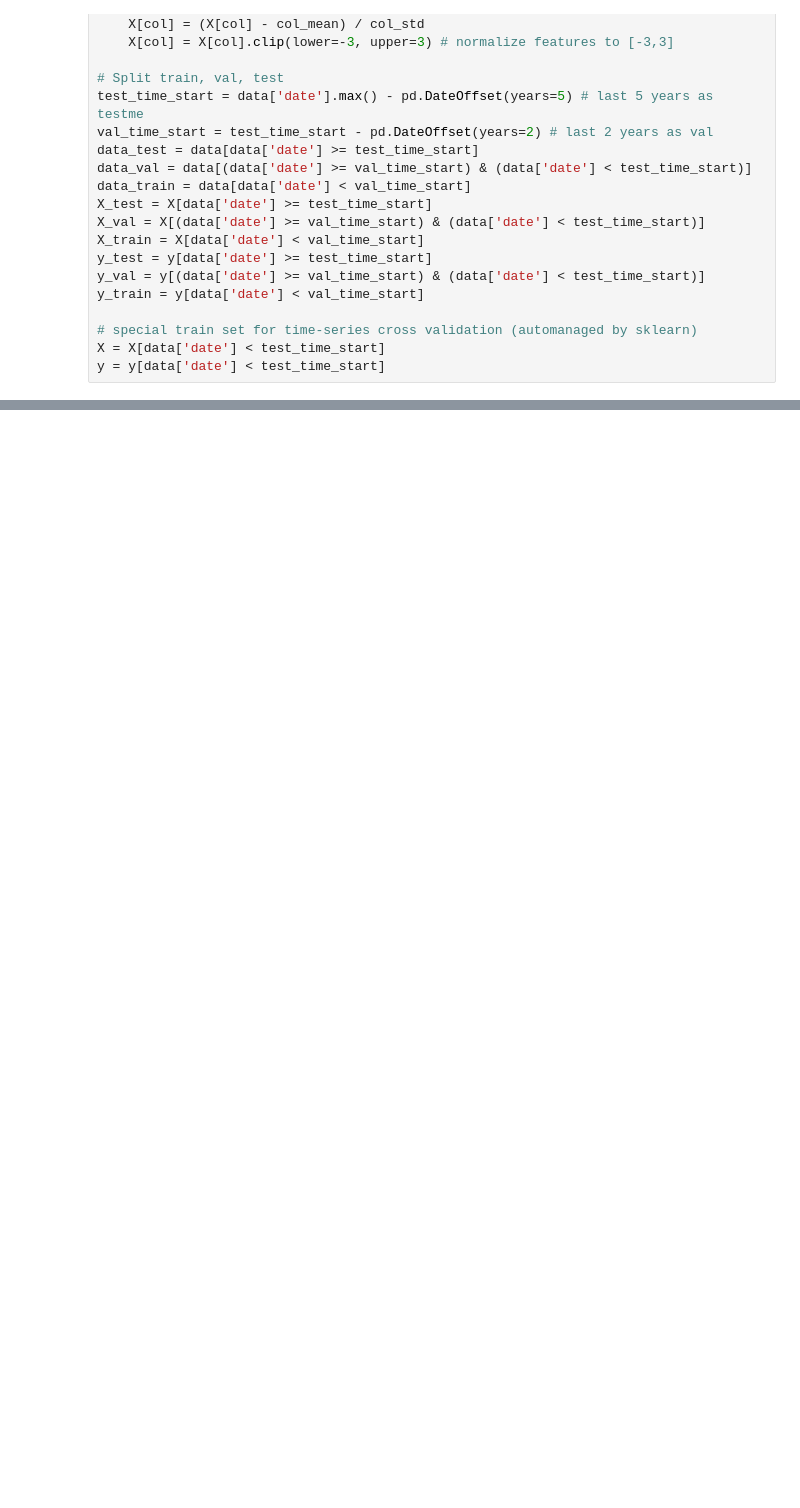
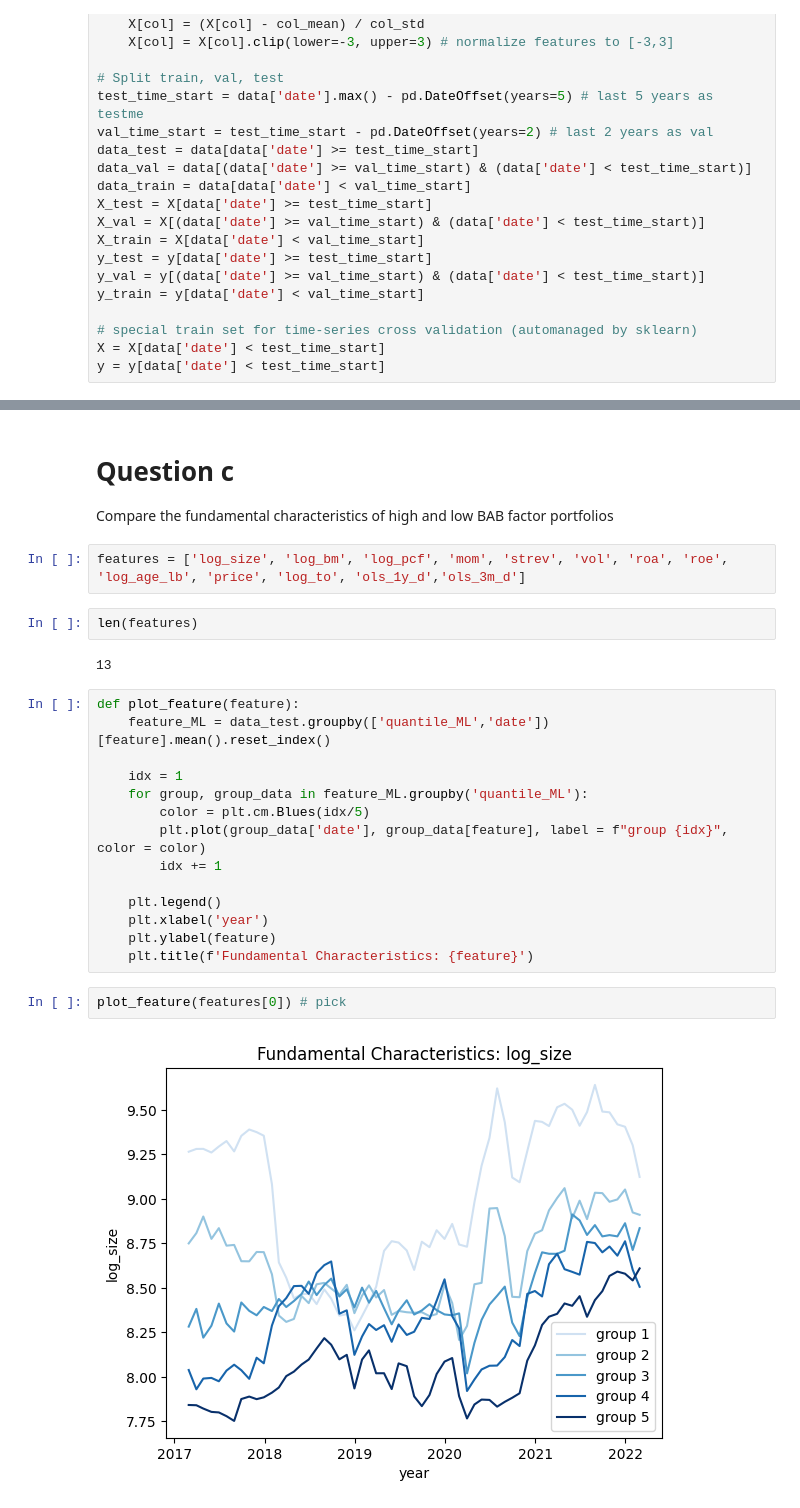
Before and after one commit to Xuanfu-lab/beta_research, a Jupyter notebook: 230K Assignment3.ipynb, the cells around one changed output, grey strips where cells are left out. Cells and saved outputs as stored; diff of their text form; blank space fills up the shorter version.

```diff
--- a/230K Assignment3.ipynb
+++ b/230K Assignment3.ipynb
@@ -68,0 +190,27 @@ array([1.2827435, 1.2893898, 1.2072872, ..., 1.3300282, 1.3281208,
+# %% [markdown]
+# Question c
+Compare the fundamental characteristics of high and low BAB factor portfolios
+# %%
+features = ['log_size', 'log_bm', 'log_pcf', 'mom', 'strev', 'vol', 'roa', 'roe', 'log_age_lb', 'price', 'log_to', 'ols_1y_d','ols_3m_d']
+# %%
+len(features)
+# %% [output]
+13
+# %%
+def plot_feature(feature):
+    feature_ML = data_test.groupby(['quantile_ML','date'])[feature].mean().reset_index()
+
+    idx = 1
+    for group, group_data in feature_ML.groupby('quantile_ML'):
+        color = plt.cm.Blues(idx/5)
+        plt.plot(group_data['date'], group_data[feature], label = f"group {idx}", color = color)
+        idx += 1
+
+    plt.legend()
+    plt.xlabel('year')
+    plt.ylabel(feature)
+    plt.title(f'Fundamental Characteristics: {feature}')
+# %%
+plot_feature(features[0]) # pick
+# %% [output]
+[figure, added]
```
Also changed, not shown: parts of 26 cells of this notebook.
